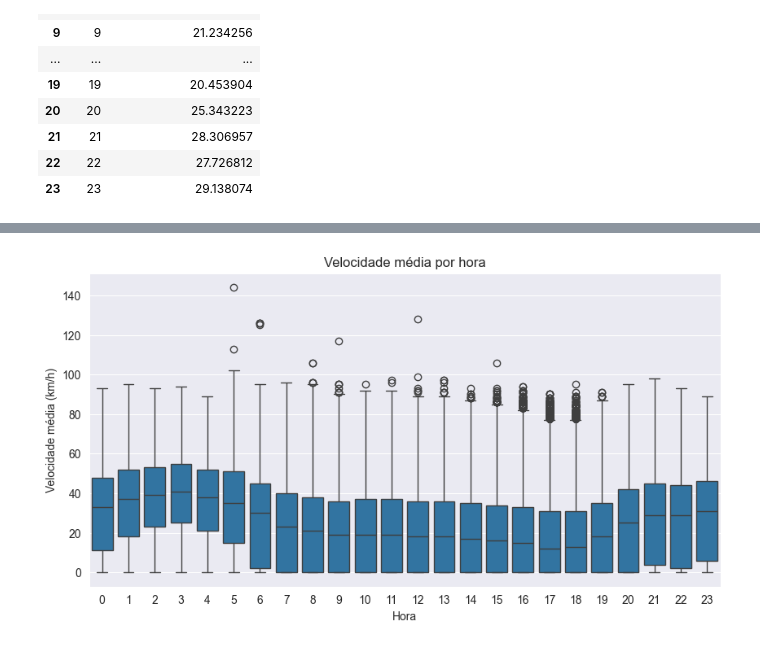
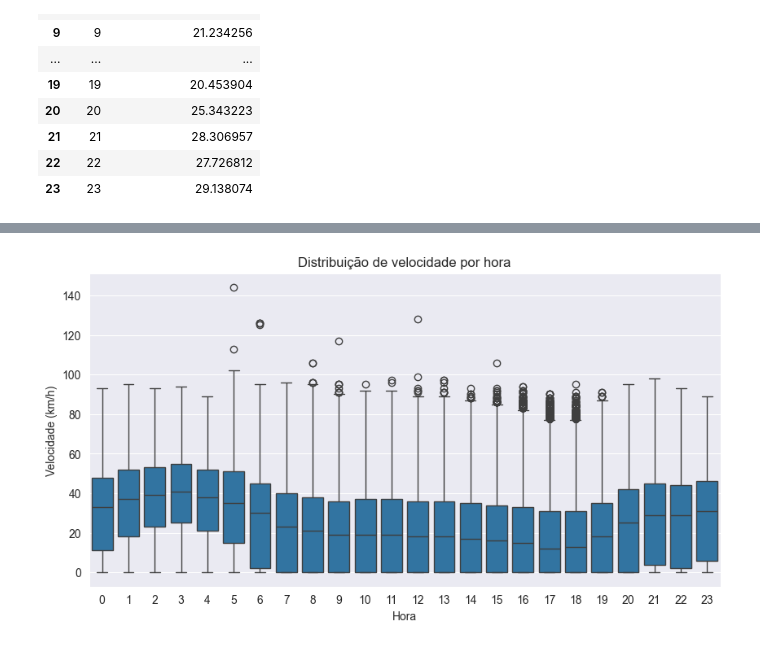
Before and after one commit to Thlamz/transportation, a Jupyter notebook: analysis.ipynb, the cells around one changed output, grey strips where cells are left out. Saved outputs shown, nothing was run; the diff lists cells and outputs as text; code cells hidden in the pictures.

```diff
--- a/analysis.ipynb
+++ b/analysis.ipynb
@@ -503,6 +475,6 @@ g.figure.set_size_inches(10, 5)
 # %%
 g = sns.boxplot(bus_position_hourly, x='hour', y='velocidade_instantanea')
-g.set(title="Velocidade média por hora", xlabel="Hora", ylabel="Velocidade média (km/h)", xticks=avg_speed_by_hour.hour.unique())
+g.set(title="Distribuição de velocidade por hora", xlabel="Hora", ylabel="Velocidade (km/h)", xticks=avg_speed_by_hour.hour.unique())
 g.figure.set_size_inches(10, 5)
 # %% [output]
-[figure, old version]
+[figure, new version]
```
Also changed, not shown: parts of 6 cells of this notebook, 3 other files.
